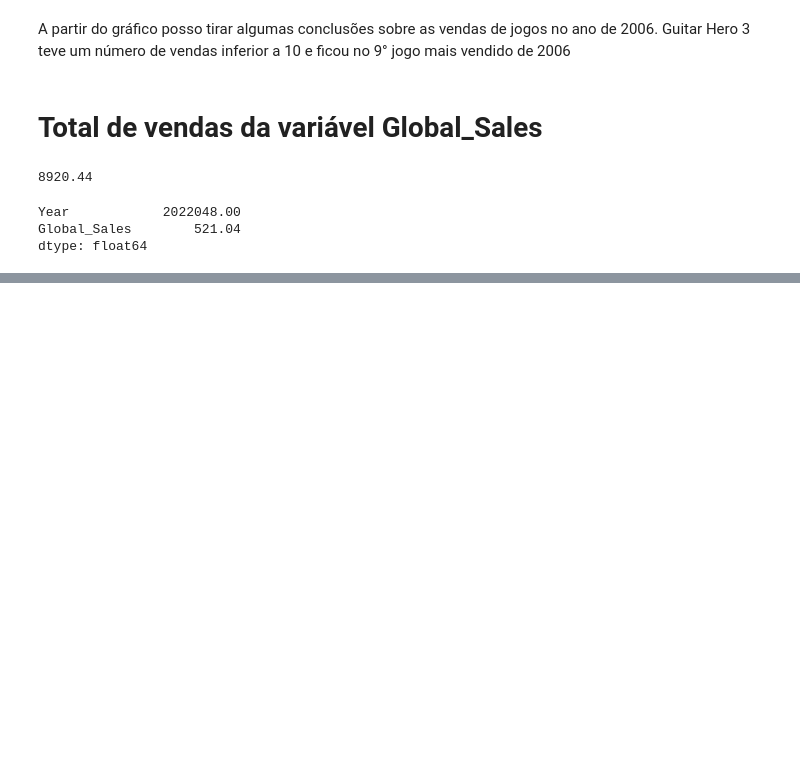
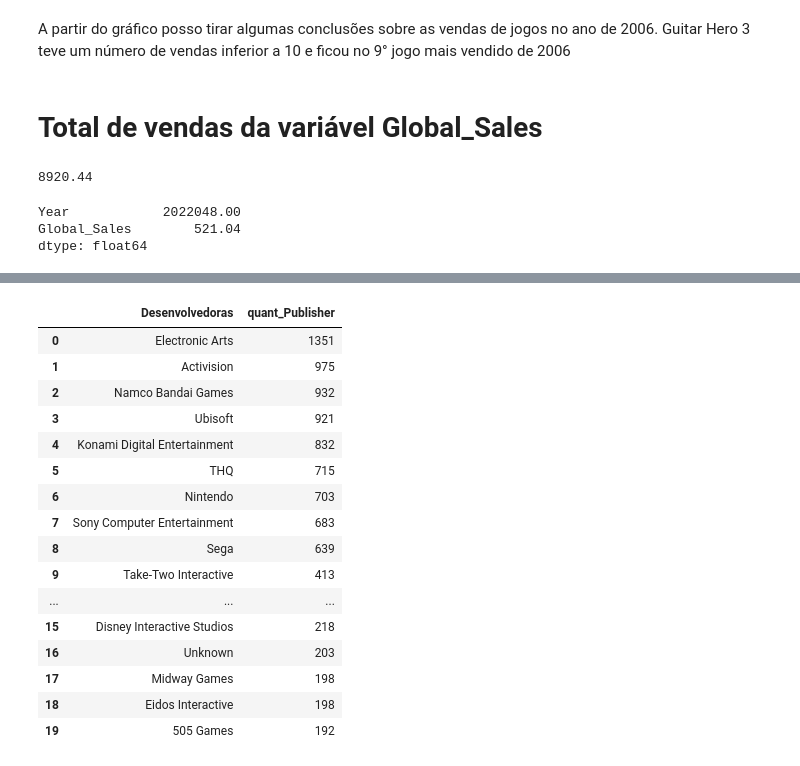
Before and after one commit to DevRaphael7/exercicios_matplotlib, a Jupyter notebook: 005 - Venda de jogos 1980 a 2016.ipynb, the cells around one changed output, grey strips where cells are left out. Cells and saved outputs as stored; diff of their text form; code cells hidden in the pictures; blank space fills up the shorter version.

```diff
--- a/005 - Venda de jogos 1980 a 2016.ipynb
+++ b/005 - Venda de jogos 1980 a 2016.ipynb
@@ -315,0 +338,22 @@ dtype: float64
+# %%
+desenvolvedoras_jogos = pd.DataFrame(tabela['Publisher'].value_counts().keys(), columns=['Desenvolvedoras'])
+desenvolvedoras_jogos['quant_Publisher'] = tabela['Publisher'].value_counts().values
+desenvolvedoras_jogos.head(20)
+# %% [output]
+|  | Desenvolvedoras | quant_Publisher |
+| 0 | Electronic Arts | 1351 |
+| 1 | Activision | 975 |
+| 2 | Namco Bandai Games | 932 |
+| 3 | Ubisoft | 921 |
+| 4 | Konami Digital Entertainment | 832 |
+| 5 | THQ | 715 |
+| 6 | Nintendo | 703 |
+| 7 | Sony Computer Entertainment | 683 |
+| 8 | Sega | 639 |
+| 9 | Take-Two Interactive | 413 |
+| ... | ... | ... |
+| 15 | Disney Interactive Studios | 218 |
+| 16 | Unknown | 203 |
+| 17 | Midway Games | 198 |
+| 18 | Eidos Interactive | 198 |
+| 19 | 505 Games | 192 |
```
Also changed, not shown: parts of 9 cells of this notebook, 2 other files.
